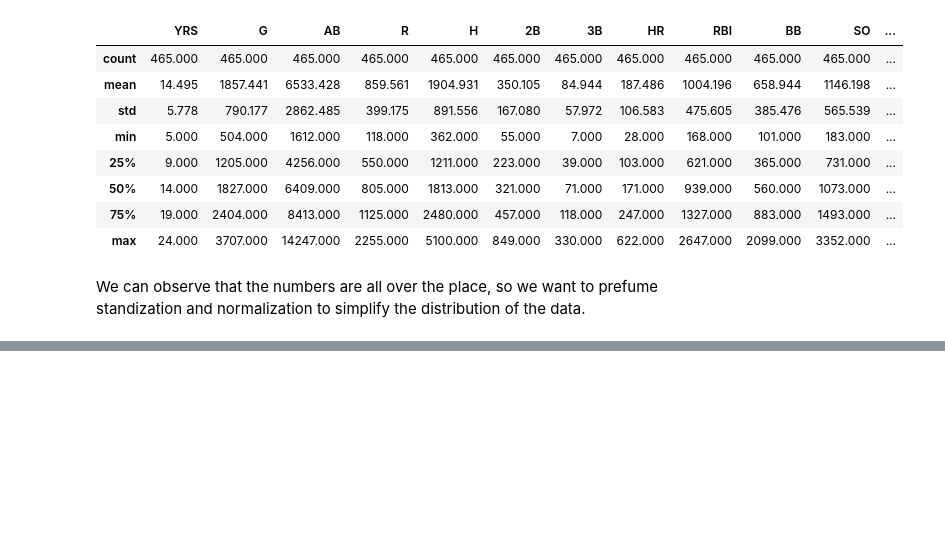
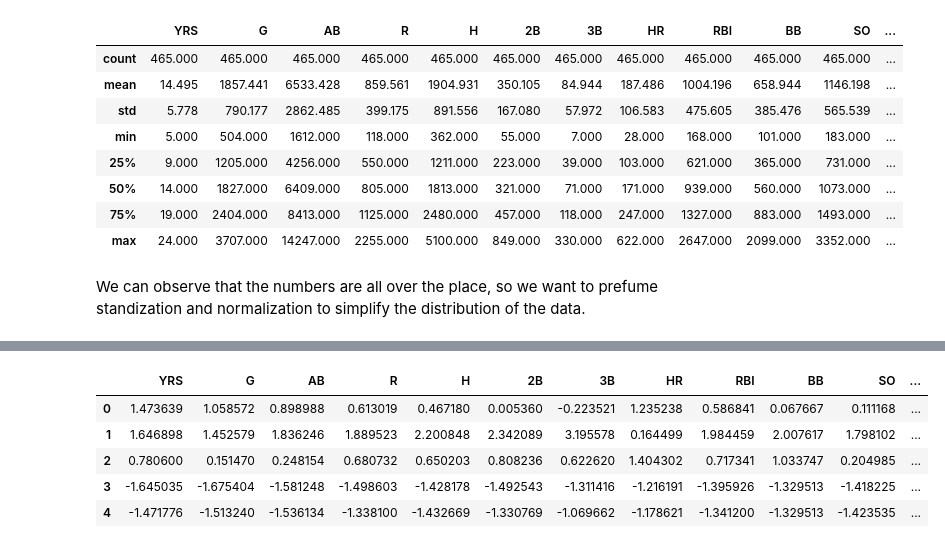
Before and after one commit to LegendSeyi/AI-tutorial-practice, a Jupyter notebook: train_test_split.ipynb, the cells around one changed output, grey strips where cells are left out. Drawn from its saved outputs; the diff is of its cells as text; code cells hidden in the pictures; blank space fills up the shorter version.

```diff
--- a/train_test_split.ipynb
+++ b/train_test_split.ipynb
@@ -191,0 +223,9 @@ We can observe that the numbers are all over the place, so we want to prefume st
+# %%
+X1.head()
+# %% [output]
+|  | YRS | G | AB | R | H | 2B | 3B | HR | RBI | BB | SO | ... |
+| 0 | 1.473639 | 1.058572 | 0.898988 | 0.613019 | 0.467180 | 0.005360 | -0.223521 | 1.235238 | 0.586841 | 0.067667 | 0.111168 | ... |
+| 1 | 1.646898 | 1.452579 | 1.836246 | 1.889523 | 2.200848 | 2.342089 | 3.195578 | 0.164499 | 1.984459 | 2.007617 | 1.798102 | ... |
+| 2 | 0.780600 | 0.151470 | 0.248154 | 0.680732 | 0.650203 | 0.808236 | 0.622620 | 1.404302 | 0.717341 | 1.033747 | 0.204985 | ... |
+| 3 | -1.645035 | -1.675404 | -1.581248 | -1.498603 | -1.428178 | -1.492543 | -1.311416 | -1.216191 | -1.395926 | -1.329513 | -1.418225 | ... |
+| 4 | -1.471776 | -1.513240 | -1.536134 | -1.338100 | -1.432669 | -1.330769 | -1.069662 | -1.178621 | -1.341200 | -1.329513 | -1.423535 | ... |
```
Also changed, not shown: parts of 18 cells of this notebook.
